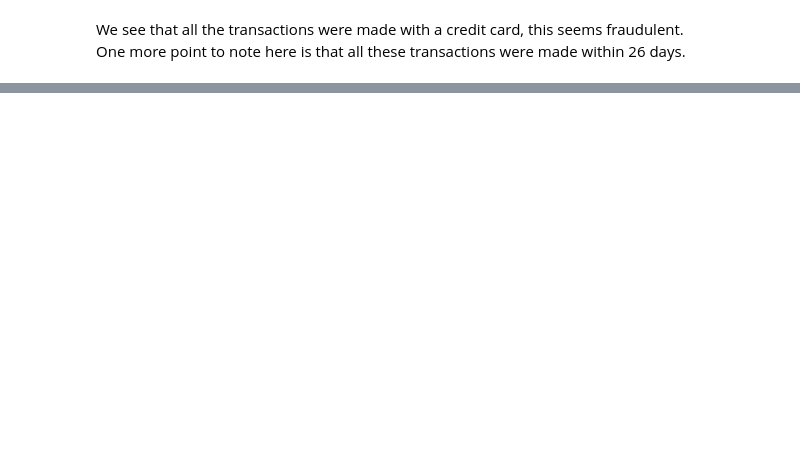
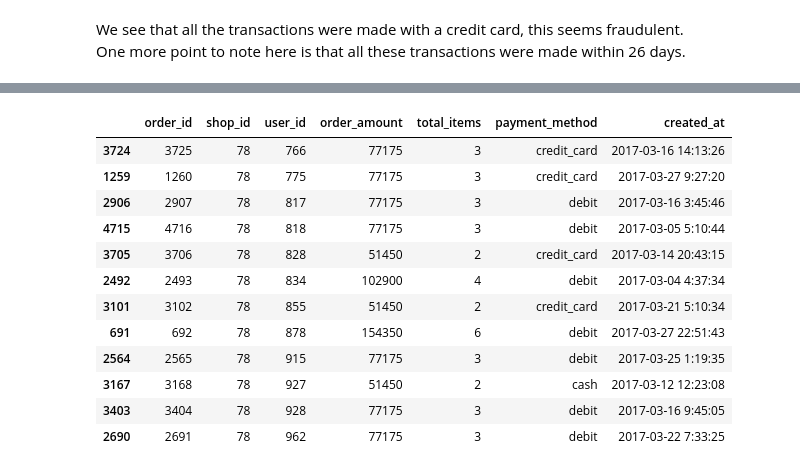
Before and after one commit to PrajwalKhot14/Shopify-DS-Intern-Challenge, a Jupyter notebook: Challenge_DS.ipynb, the cells around one changed output, grey strips where cells are left out. Cells and saved outputs as stored; diff of their text form; code cells hidden in the pictures; blank space fills up the shorter version.

Commit message:
Checking shops

```diff
--- a/Challenge_DS.ipynb
+++ b/Challenge_DS.ipynb
@@ -240,0 +261,3 @@ This user has a single one time transaction which is very high, let us move forw
+# %%
+users2 = pd.DataFrame(users[users['order_amount']>=4000]['user_id']).reset_index(drop=True)
+users2
@@ -240,0 +278,21 @@ This user has a single one time transaction which is very high, let us move forw
+# %%
+# users2 = pd.DataFrame(users[users['order_amount']>=5000]['user_id']).reset_index(drop=True)
+sus_shops = pd.DataFrame()
+for i in users2['user_id']:
+    temp = shopify_df[(shopify_df['user_id'] == i)]
+    sus_shops = sus_shops.append(temp.loc[temp['order_amount'] == temp['order_amount'].max()])
+sus_shops
+# %% [output]
+|  | order_id | shop_id | user_id | order_amount | total_items | payment_method | created_at |
+| 3724 | 3725 | 78 | 766 | 77175 | 3 | credit_card | 2017-03-16 14:13:26 |
+| 1259 | 1260 | 78 | 775 | 77175 | 3 | credit_card | 2017-03-27 9:27:20 |
+| 2906 | 2907 | 78 | 817 | 77175 | 3 | debit | 2017-03-16 3:45:46 |
+| 4715 | 4716 | 78 | 818 | 77175 | 3 | debit | 2017-03-05 5:10:44 |
+| 3705 | 3706 | 78 | 828 | 51450 | 2 | credit_card | 2017-03-14 20:43:15 |
+| 2492 | 2493 | 78 | 834 | 102900 | 4 | debit | 2017-03-04 4:37:34 |
+| 3101 | 3102 | 78 | 855 | 51450 | 2 | credit_card | 2017-03-21 5:10:34 |
+| 691 | 692 | 78 | 878 | 154350 | 6 | debit | 2017-03-27 22:51:43 |
+| 2564 | 2565 | 78 | 915 | 77175 | 3 | debit | 2017-03-25 1:19:35 |
+| 3167 | 3168 | 78 | 927 | 51450 | 2 | cash | 2017-03-12 12:23:08 |
+| 3403 | 3404 | 78 | 928 | 77175 | 3 | debit | 2017-03-16 9:45:05 |
+| 2690 | 2691 | 78 | 962 | 77175 | 3 | debit | 2017-03-22 7:33:25 |
```
Also changed, not shown: parts of 25 cells of this notebook.
